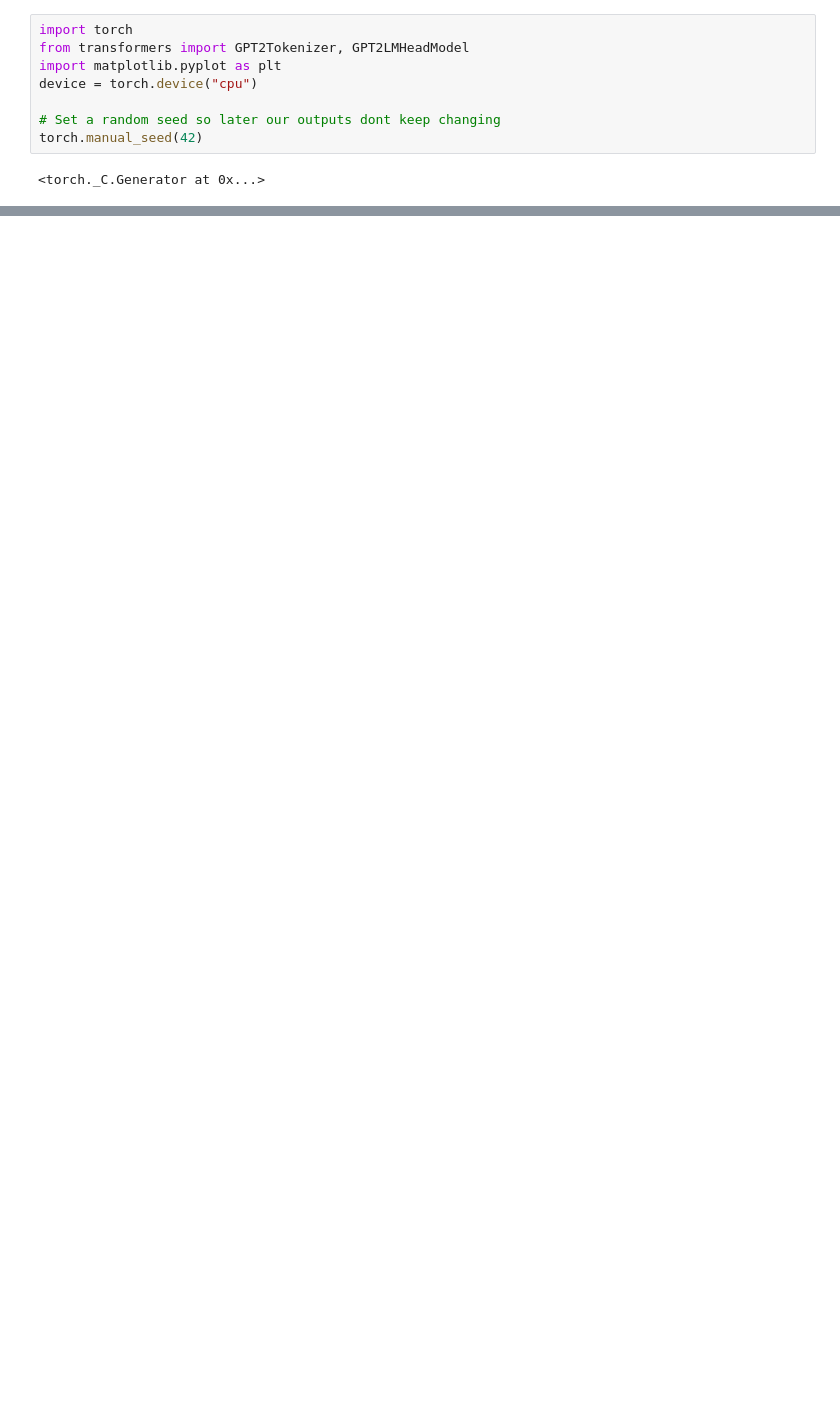
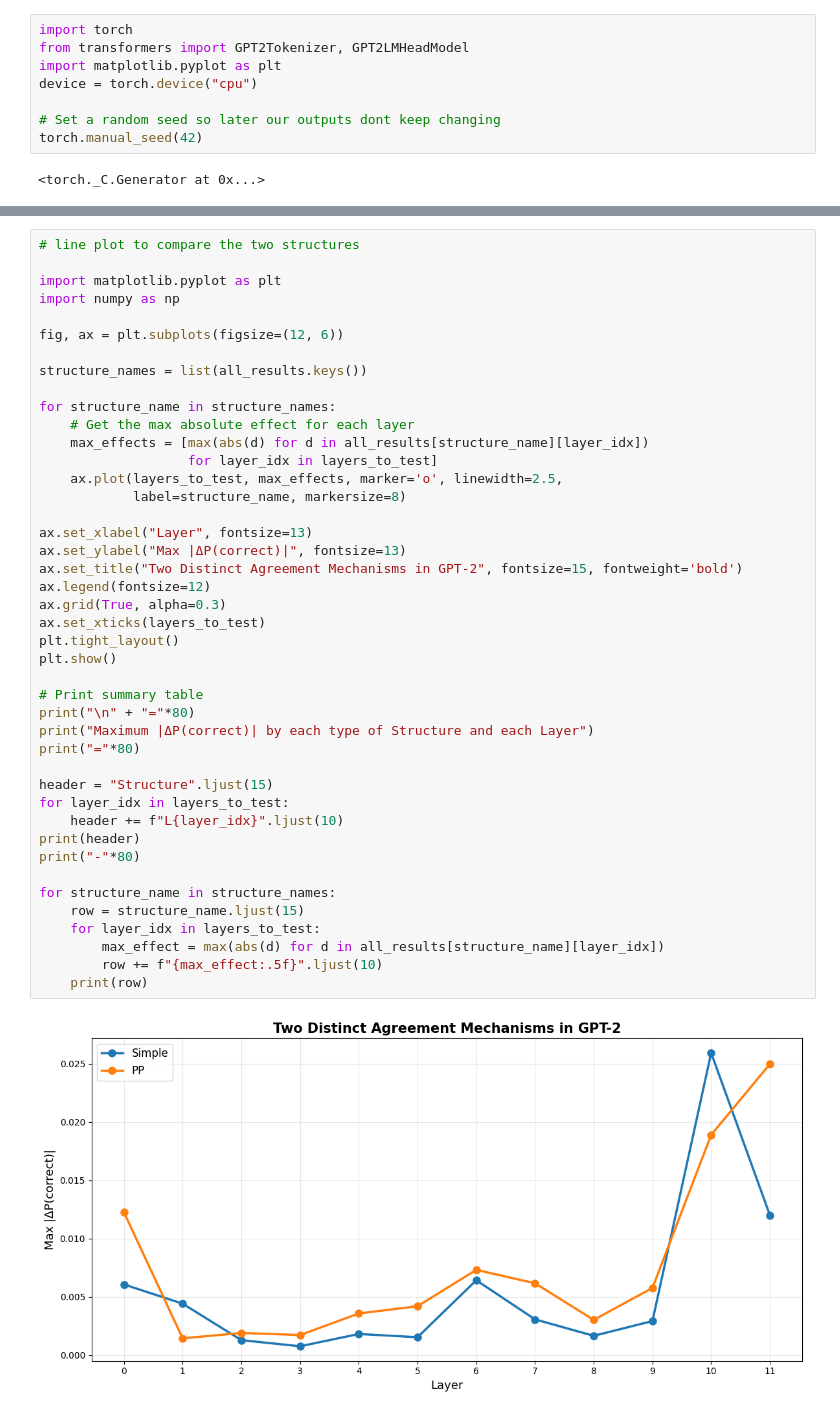
Before and after one commit to rohan-shankar/interpretability-start, a Jupyter notebook: code.ipynb, the cells around one changed output, grey strips where cells are left out. Drawn from its saved outputs; the diff is of its cells as text; blank space fills up the shorter version.

```diff
--- a/code.ipynb
+++ b/code.ipynb
@@ -183,0 +175,45 @@ Neuron 21: ΔP(correct) = +0.000654
+# %%
+# line plot to compare the two structures
+
+import matplotlib.pyplot as plt
+import numpy as np
+
+fig, ax = plt.subplots(figsize=(12, 6))
+
+structure_names = list(all_results.keys())
+
+for structure_name in structure_names:
+    # Get the max absolute effect for each layer
+    max_effects = [max(abs(d) for d in all_results[structure_name][layer_idx])
+                   for layer_idx in layers_to_test]
+    ax.plot(layers_to_test, max_effects, marker='o', linewidth=2.5,
+            label=structure_name, markersize=8)
+
+ax.set_xlabel("Layer", fontsize=13)
+ax.set_ylabel("Max |ΔP(correct)|", fontsize=13)
+ax.set_title("Two Distinct Agreement Mechanisms in GPT-2", fontsize=15, fontweight='bold')
+ax.legend(fontsize=12)
+ax.grid(True, alpha=0.3)
+ax.set_xticks(layers_to_test)
+plt.tight_layout()
+plt.show()
+
+# Print summary table
+print("\n" + "="*80)
+print("Maximum |ΔP(correct)| by each type of Structure and each Layer")
+print("="*80)
+
+header = "Structure".ljust(15)
+for layer_idx in layers_to_test:
+    header += f"L{layer_idx}".ljust(10)
+print(header)
+print("-"*80)
+
+for structure_name in structure_names:
+    row = structure_name.ljust(15)
+    for layer_idx in layers_to_test:
+        max_effect = max(abs(d) for d in all_results[structure_name][layer_idx])
+        row += f"{max_effect:.5f}".ljust(10)
+    print(row)
+# %% [output]
+[figure, added]
```
Also changed, not shown: parts of 7 cells of this notebook.
